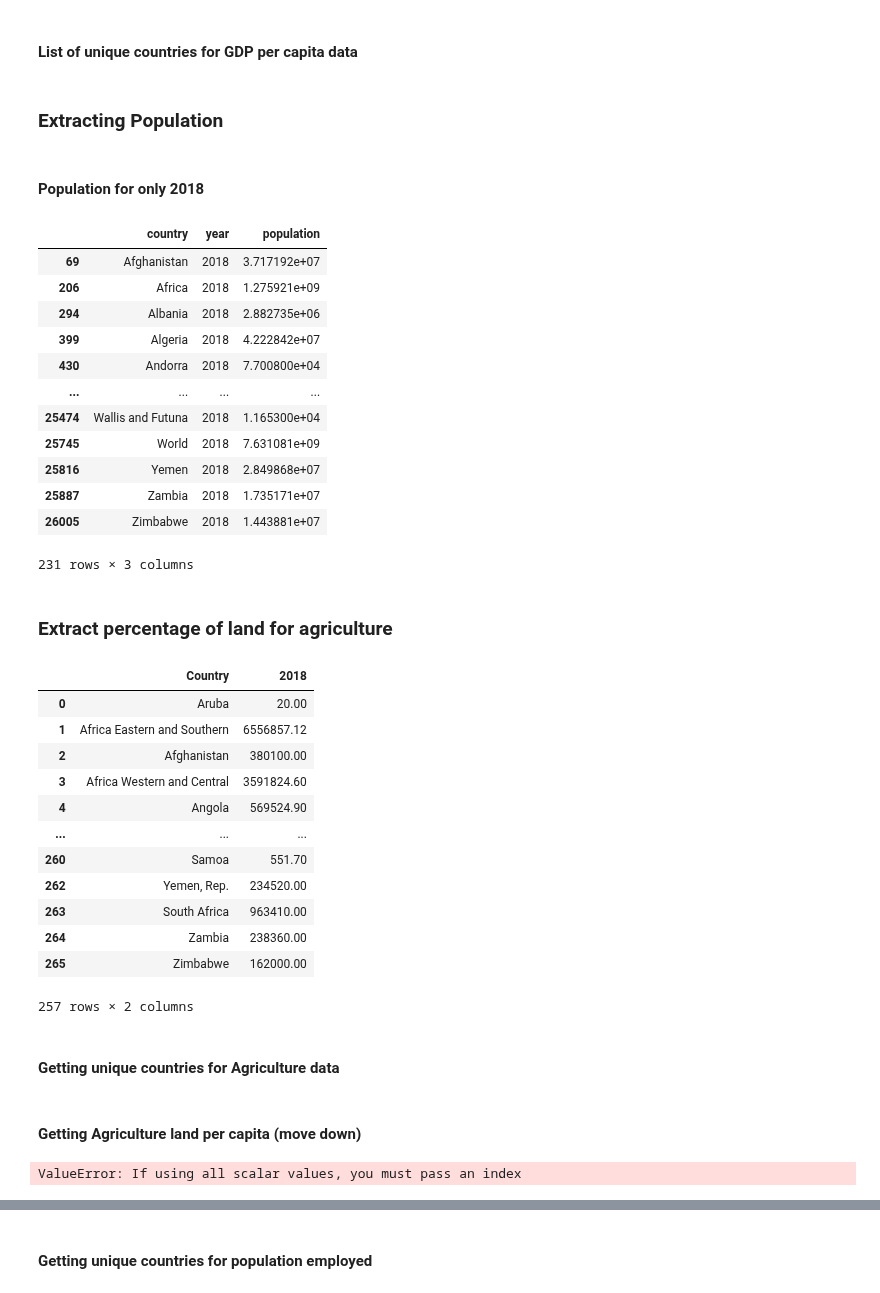
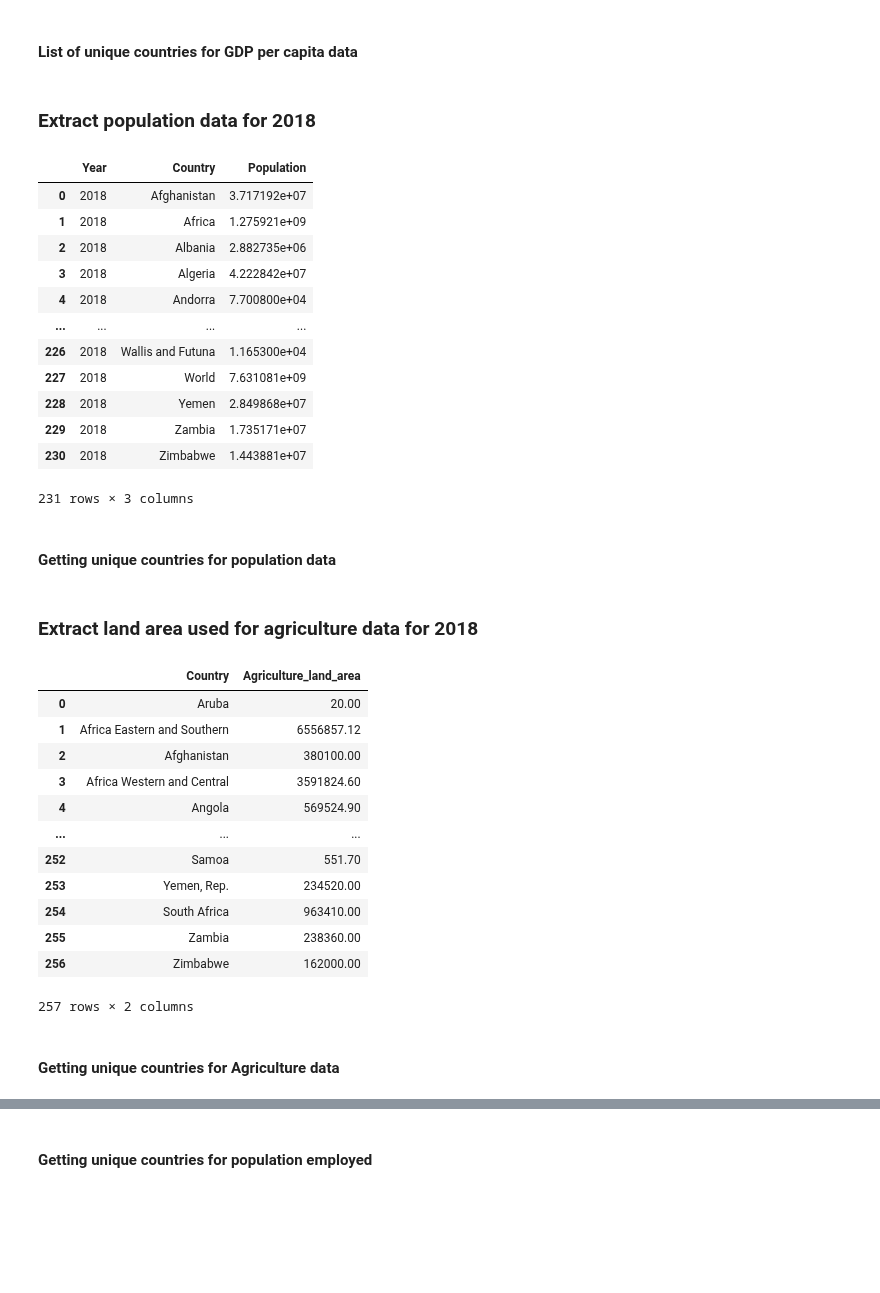
Before and after one commit to tanjoash/2D_data_driven_world, a Jupyter notebook: 2dwork/2D DDW.ipynb, the cells around one changed output, grey strips where cells are left out. Cells and saved outputs as stored; diff of their text form; code cells hidden in the pictures; blank space fills up the shorter version.

Commit message:
updated and combined the dataframes

```diff
--- a/2dwork/2D DDW.ipynb
+++ b/2dwork/2D DDW.ipynb
@@ -151,25 +96,28 @@ dfGDP_countries = dfGDP.Area.unique()
 # %% [markdown]
-### Extracting Population
+### Extract population data for 2018
-# %% [markdown]
-#### Population for only 2018
 # %%
 df_pop = pd.read_csv("DDW_Population.csv")
 # df_pop = df_pop.dropna()
-df_pop_2018 = df_pop[(df_pop["year"]==2018)]
-df_pop_2018 = df_pop_2018[df_pop_2018["population"].notna()]
-df_pop_2018
+df2018_population = df_pop[(df_pop["year"]==2018)]
+df2018_population = df2018_population[df2018_population["population"].notna()]
+df2018_population = df2018_population[["year", "country", "population"]]
+df2018_population = df2018_population.rename(columns = {"year": "Year", "country": "Country", "population":"Population"})
+df2018_population = df2018_population.reset_index(drop=True)
+df2018_population
 # %% [output]
-|  | country | year | population |
-| 69 | Afghanistan | 2018 | 3.717192e+07 |
-| 206 | Africa | 2018 | 1.275921e+09 |
-| 294 | Albania | 2018 | 2.882735e+06 |
-| 399 | Algeria | 2018 | 4.222842e+07 |
-| 430 | Andorra | 2018 | 7.700800e+04 |
+|  | Year | Country | Population |
+| 0 | 2018 | Afghanistan | 3.717192e+07 |
+| 1 | 2018 | Africa | 1.275921e+09 |
+| 2 | 2018 | Albania | 2.882735e+06 |
+| 3 | 2018 | Algeria | 4.222842e+07 |
+| 4 | 2018 | Andorra | 7.700800e+04 |
 | ... | ... | ... | ... |
-| 25474 | Wallis and Futuna | 2018 | 1.165300e+04 |
-| 25745 | World | 2018 | 7.631081e+09 |
-| 25816 | Yemen | 2018 | 2.849868e+07 |
-| 25887 | Zambia | 2018 | 1.735171e+07 |
-| 26005 | Zimbabwe | 2018 | 1.443881e+07 |
+| 226 | 2018 | Wallis and Futuna | 1.165300e+04 |
+| 227 | 2018 | World | 7.631081e+09 |
+| 228 | 2018 | Yemen | 2.849868e+07 |
+| 229 | 2018 | Zambia | 1.735171e+07 |
+| 230 | 2018 | Zimbabwe | 1.443881e+07 |
 231 rows × 3 columns
+# %% [markdown]
+#### Getting unique countries for population data
 # %%
@@ -177,25 +125,26 @@ df_pop_coutries = df_pop_2018.country.unique()
 # %% [markdown]
-### Extract percentage of land for agriculture
+### Extract land area used for agriculture data for 2018
 # %%
 df_agriculture = pd.read_csv("DDW_Agricultural Land.csv")
 # remove rows with no value (NaN)
-df_agriculture_2018 = df_agriculture[["Country Name","2018"]]
-df_agriculture_2018 = df_agriculture_2018[df_agriculture_2018["2018"].notna()]
-df_agriculture_2018 = df_agriculture_2018.rename(columns = {"Country Name": "Country"})
-df_agriculture_2018
+df2018_agriculture = df_agriculture[["Country Name","2018"]]
+df2018_agriculture = df2018_agriculture[df2018_agriculture["2018"].notna()]
+df2018_agriculture = df2018_agriculture.rename(columns = {"Country Name": "Country", "2018":"Agriculture_land_area"})
+df2018_agriculture = df2018_agriculture.reset_index(drop=True)
+df2018_agriculture
 # %% [output]
-|  | Country | 2018 |
+|  | Country | Agriculture_land_area |
 | 0 | Aruba | 20.00 |
 | 1 | Africa Eastern and Southern | 6556857.12 |
 | 2 | Afghanistan | 380100.00 |
 | 3 | Africa Western and Central | 3591824.60 |
 | 4 | Angola | 569524.90 |
 | ... | ... | ... |
-| 260 | Samoa | 551.70 |
-| 262 | Yemen, Rep. | 234520.00 |
-| 263 | South Africa | 963410.00 |
-| 264 | Zambia | 238360.00 |
-| 265 | Zimbabwe | 162000.00 |
+| 252 | Samoa | 551.70 |
+| 253 | Yemen, Rep. | 234520.00 |
+| 254 | South Africa | 963410.00 |
+| 255 | Zambia | 238360.00 |
+| 256 | Zimbabwe | 162000.00 |
 257 rows × 2 columns
 # %% [markdown]
 #### Getting unique countries for Agriculture data
@@ -204,6 +152,0 @@ df_agriculture_countries = df_agriculture_2018.Country.unique()
-# %% [markdown]
-#### Getting Agriculture land per capita (move down)
-# %%
-df_agriculture = df_agriculture.apply(lambda x:x/(df_pop_2018))
-# %% [output]
-ValueError: If using all scalar values, you must pass an index
```
Also changed, not shown: parts of 57 cells of this notebook, 1 other file.
